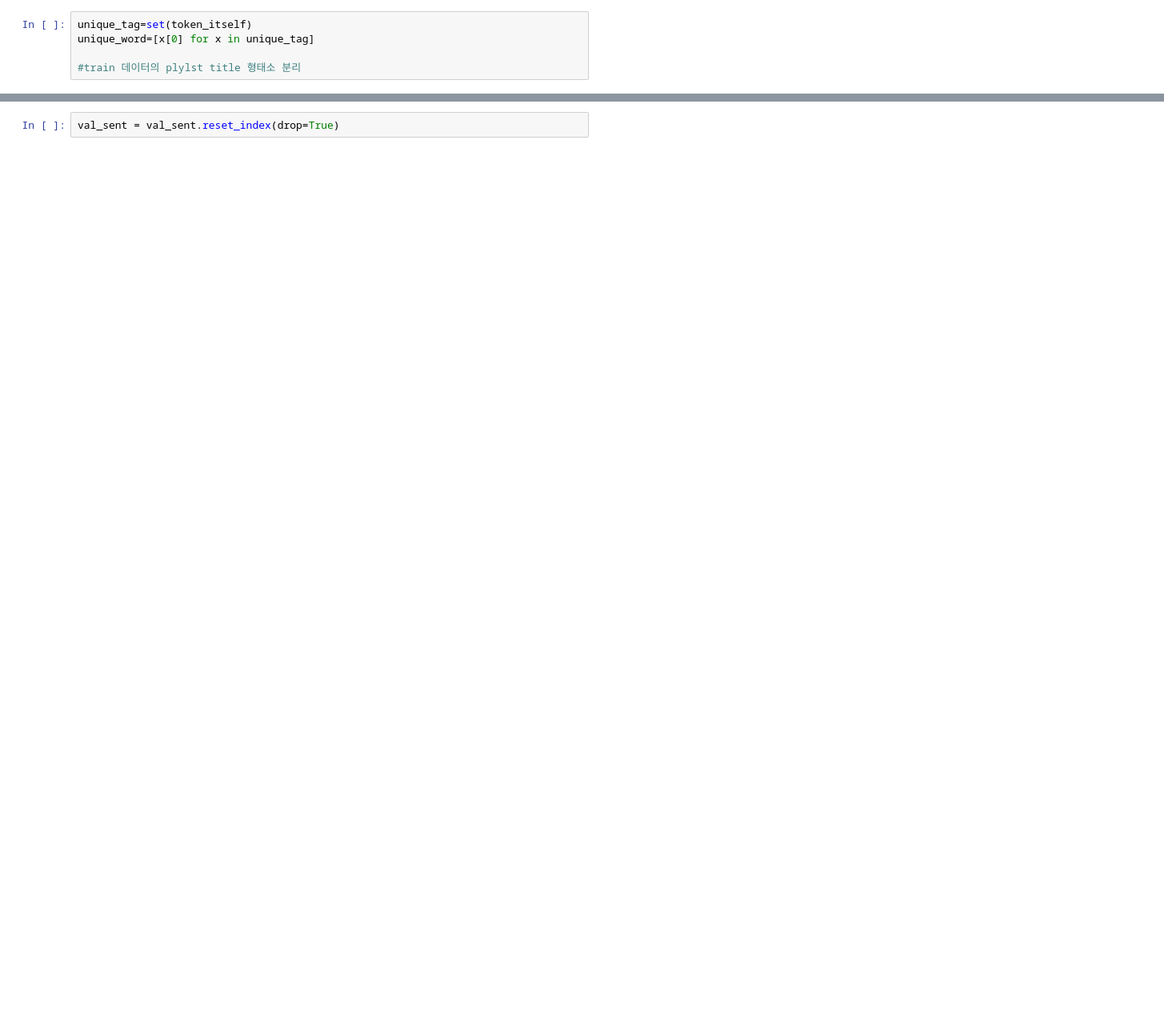
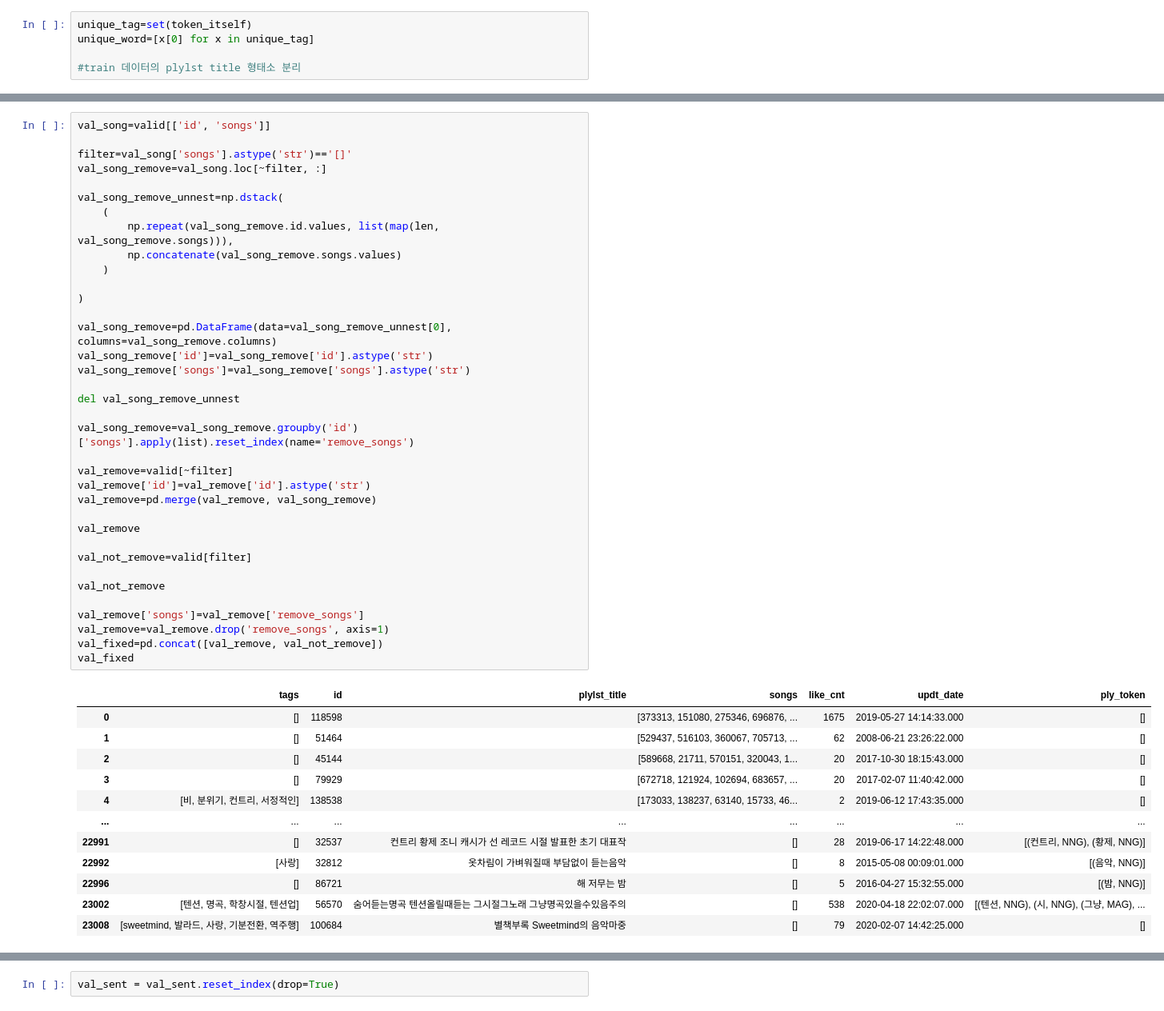
Before and after one commit to slipaway/melonplaylist, a Jupyter notebook: Word2vec_몰빵버전.ipynb, the cells around one changed output, grey strips where cells are left out. Shown at 80% size. Drawn from its saved outputs; the diff is of its cells as text; blank space fills up the shorter version.

```diff
--- a/Word2vec_몰빵버전.ipynb
+++ b/Word2vec_몰빵버전.ipynb
@@ -498,0 +832,49 @@ valid_eda
+# %%
+val_song=valid[['id', 'songs']]
+
+filter=val_song['songs'].astype('str')=='[]'
+val_song_remove=val_song.loc[~filter, :]
+
+val_song_remove_unnest=np.dstack(
+    (
+        np.repeat(val_song_remove.id.values, list(map(len, val_song_remove.songs))),
+        np.concatenate(val_song_remove.songs.values)
+    )
+
+)
+
+val_song_remove=pd.DataFrame(data=val_song_remove_unnest[0], columns=val_song_remove.columns)
+val_song_remove['id']=val_song_remove['id'].astype('str')
+val_song_remove['songs']=val_song_remove['songs'].astype('str')
+
+del val_song_remove_unnest
+
+val_song_remove=val_song_remove.groupby('id')['songs'].apply(list).reset_index(name='remove_songs')
+
+val_remove=valid[~filter]
+val_remove['id']=val_remove['id'].astype('str')
+val_remove=pd.merge(val_remove, val_song_remove)
+
+val_remove
+
+val_not_remove=valid[filter]
+
+val_not_remove
+
+val_remove['songs']=val_remove['remove_songs']
+val_remove=val_remove.drop('remove_songs', axis=1)
+val_fixed=pd.concat([val_remove, val_not_remove])
+val_fixed
+# %% [output]
+|  | tags | id | plylst_title | songs | like_cnt | updt_date | ply_token |
+| 0 | [] | 118598 |  | [373313, 151080, 275346, 696876, ... | 1675 | 2019-05-27 14:14:33.000 | [] |
+| 1 | [] | 51464 |  | [529437, 516103, 360067, 705713, ... | 62 | 2008-06-21 23:26:22.000 | [] |
+| 2 | [] | 45144 |  | [589668, 21711, 570151, 320043, 1... | 20 | 2017-10-30 18:15:43.000 | [] |
+| 3 | [] | 79929 |  | [672718, 121924, 102694, 683657, ... | 20 | 2017-02-07 11:40:42.000 | [] |
+| 4 | [비, 분위기, 컨트리, 서정적인] | 138538 |  | [173033, 138237, 63140, 15733, 46... | 2 | 2019-06-12 17:43:35.000 | [] |
+| ... | ... | ... | ... | ... | ... | ... | ... |
+| 22991 | [] | 32537 | 컨트리 황제 조니 캐시가 선 레코드 시절 발표한 초기 대표작 | [] | 28 | 2019-06-17 14:22:48.000 | [(컨트리, NNG), (황제, NNG)] |
+| 22992 | [사랑] | 32812 | 옷차림이 가벼워질때 부담없이 듣는음악 | [] | 8 | 2015-05-08 00:09:01.000 | [(음악, NNG)] |
+| 22996 | [] | 86721 | 해 저무는 밤 | [] | 5 | 2016-04-27 15:32:55.000 | [(밤, NNG)] |
+| 23002 | [텐션, 명곡, 학창시절, 텐션업] | 56570 | 숨어듣는명곡 텐션올릴때듣는 그시절그노래 그냥명곡있을수있음주의 | [] | 538 | 2020-04-18 22:02:07.000 | [(텐션, NNG), (시, NNG), (그냥, MAG), ... |
+| 23008 | [sweetmind, 발라드, 사랑, 기분전환, 역주행] | 100684 | 별책부록 Sweetmind의 음악마중 | [] | 79 | 2020-02-07 14:42:25.000 | [] |
```
Also changed, not shown: parts of 56 cells of this notebook.
